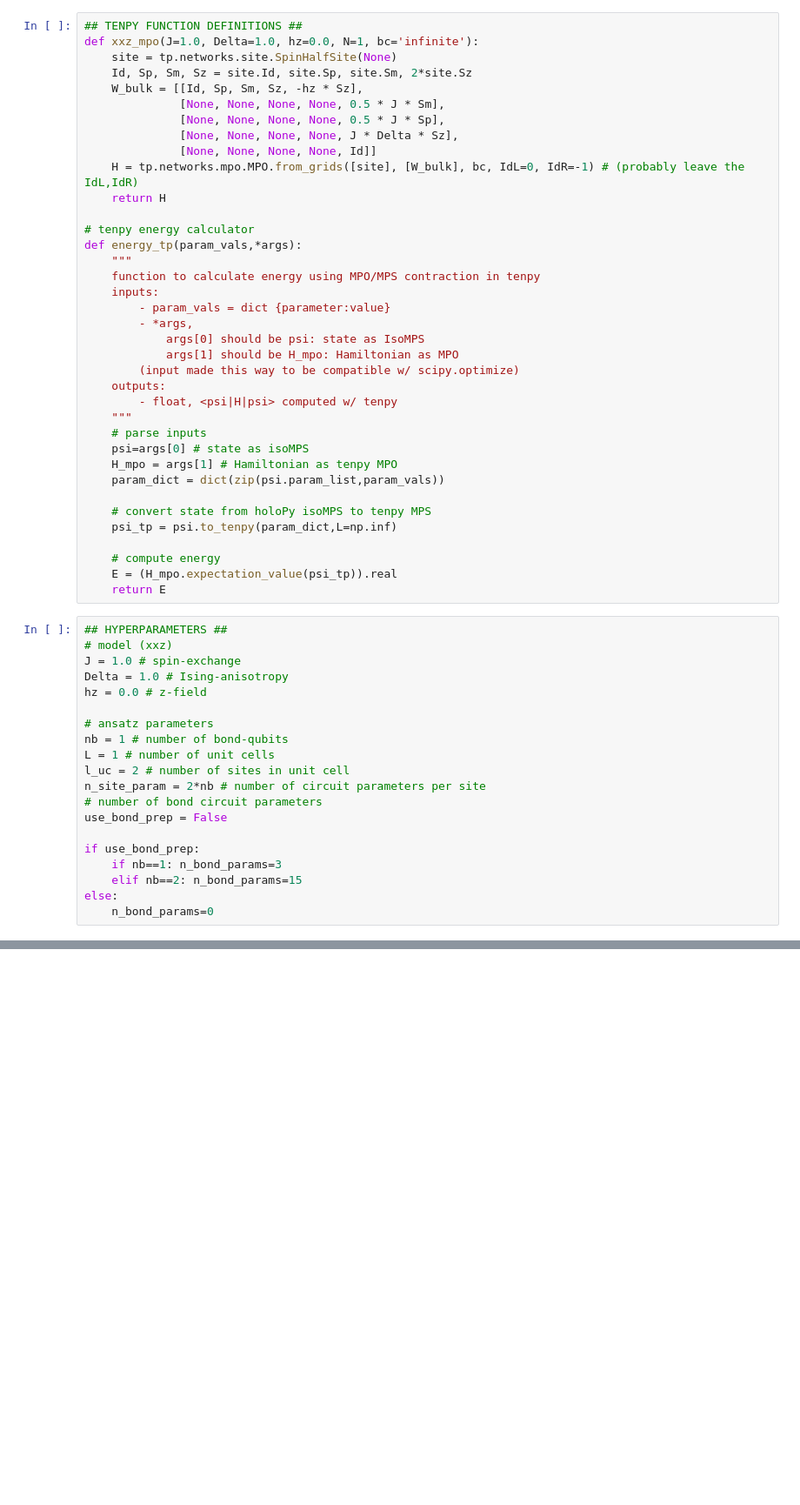
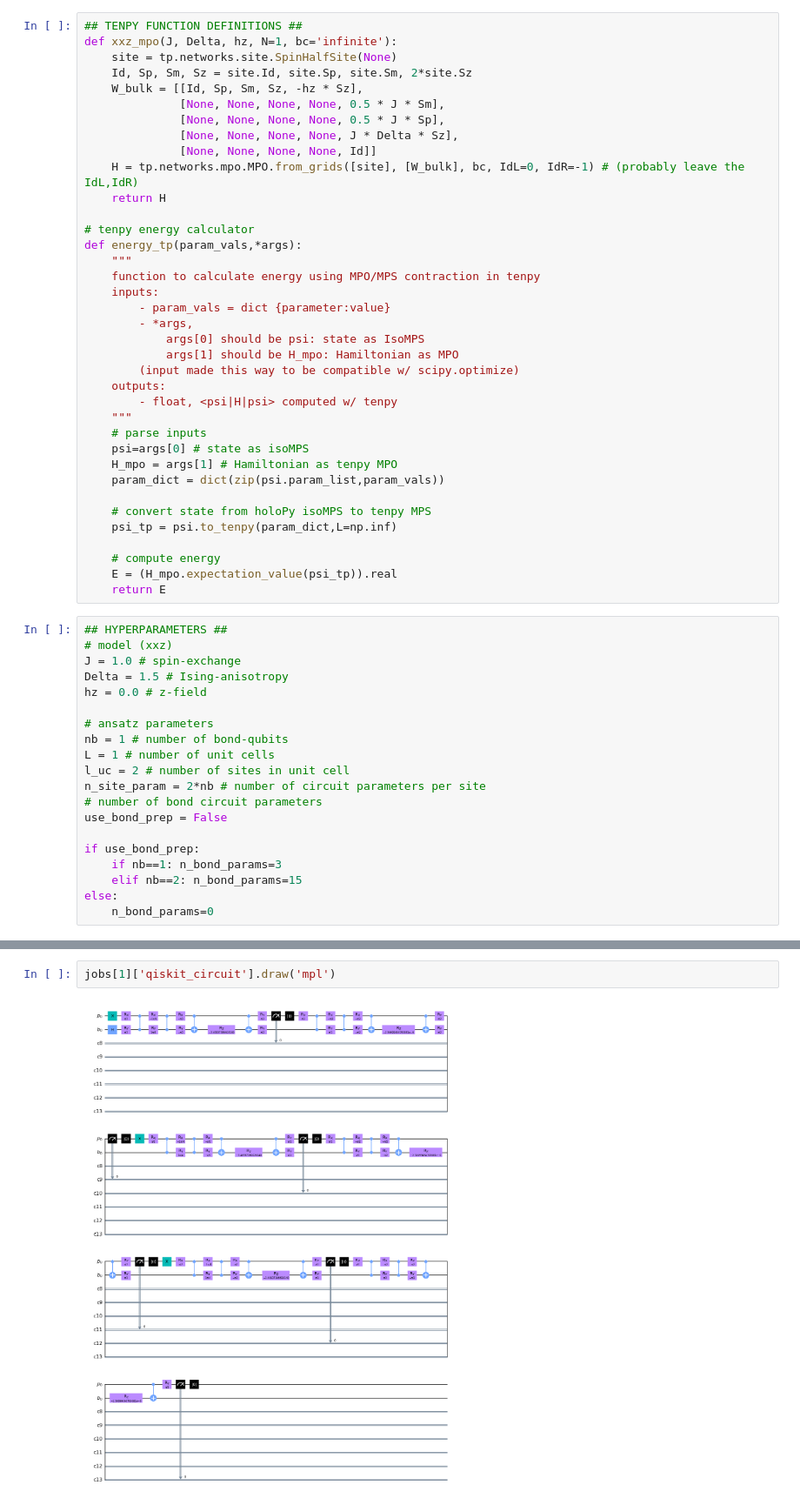
Before and after one commit to andrewcpotter/holopy, a Jupyter notebook: demos/holovqe_xxz_v2.ipynb, the cells around one changed output, grey strips where cells are left out. Shown at 87% size. Drawn from its saved outputs; the diff is of its cells as text; blank space fills up the shorter version.

```diff
--- a/demos/holovqe_xxz_v2.ipynb
+++ b/demos/holovqe_xxz_v2.ipynb
@@ -24,7 +24,7 @@ from networks.isonetwork import QKParamCircuit
 import circuits.basic_circuits as circuits
 # %%
 ## TENPY FUNCTION DEFINITIONS ##
-def xxz_mpo(J=1.0, Delta=1.0, hz=0.0, N=1, bc='infinite'):
+def xxz_mpo(J, Delta, hz, N=1, bc='infinite'):
     site = tp.networks.site.SpinHalfSite(None)
     Id, Sp, Sm, Sz = site.Id, site.Sp, site.Sm, 2*site.Sz
     W_bulk = [[Id, Sp, Sm, Sz, -hz * Sz],
@@ -63,7 +63,7 @@ def energy_tp(param_vals,*args):
 ## HYPERPARAMETERS ##
 # model (xxz)
 J = 1.0 # spin-exchange
-Delta = 1.0 # Ising-anisotropy
+Delta = 1.5 # Ising-anisotropy
 hz = 0.0 # z-field
 
 # ansatz parameters
@@ -298,0 +324,4 @@ for j in ['x','y','z']:
+# %%
+jobs[1]['qiskit_circuit'].draw('mpl')
+# %% [output]
+[figure, added]
```
Also changed, not shown: parts of 7 cells of this notebook, 1 other file.
